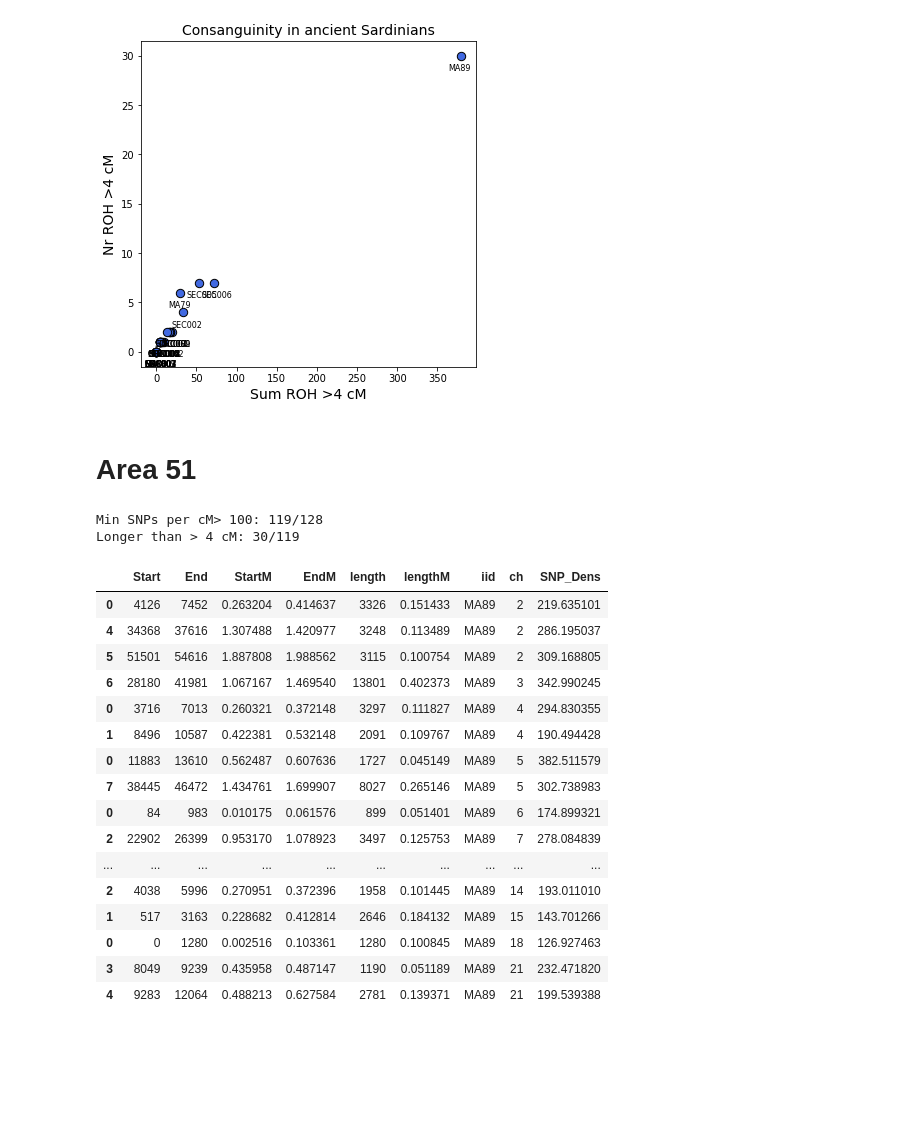
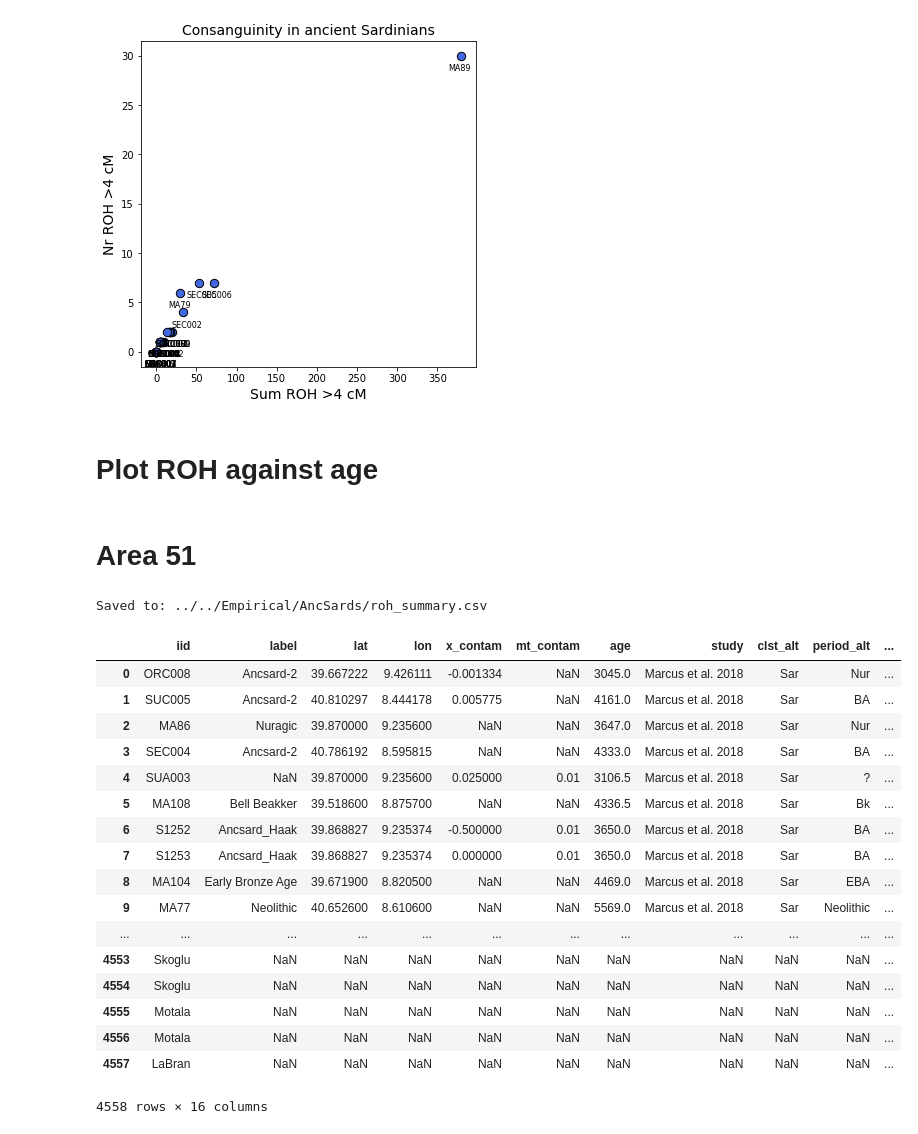
Before and after one commit to hringbauer/hapROH, a Jupyter notebook: Notebooks/Figures/plotROHAncsard.ipynb, the cells around one changed output. Saved outputs shown, nothing was run; the diff lists cells and outputs as text; code cells hidden in the pictures; blank space fills up the shorter version.

```diff
--- a/Notebooks/Figures/plotROHAncsard.ipynb
+++ b/Notebooks/Figures/plotROHAncsard.ipynb
@@ -148,24 +126,30 @@ Saved to: ../../Empirical/AncSards/roh_summary.csv
+# %% [markdown]
+# Plot ROH against age
 # %% [markdown]
 # Area 51
-# %%
-df_roh
-# %% [output]
-Min SNPs per cM> 100: 119/128
-Longer than > 4 cM: 30/119
-|  | Start | End | StartM | EndM | length | lengthM | iid | ch | SNP_Dens |
-| 0 | 4126 | 7452 | 0.263204 | 0.414637 | 3326 | 0.151433 | MA89 | 2 | 219.635101 |
-| 4 | 34368 | 37616 | 1.307488 | 1.420977 | 3248 | 0.113489 | MA89 | 2 | 286.195037 |
-| 5 | 51501 | 54616 | 1.887808 | 1.988562 | 3115 | 0.100754 | MA89 | 2 | 309.168805 |
-| 6 | 28180 | 41981 | 1.067167 | 1.469540 | 13801 | 0.402373 | MA89 | 3 | 342.990245 |
-| 0 | 3716 | 7013 | 0.260321 | 0.372148 | 3297 | 0.111827 | MA89 | 4 | 294.830355 |
-| 1 | 8496 | 10587 | 0.422381 | 0.532148 | 2091 | 0.109767 | MA89 | 4 | 190.494428 |
-| 0 | 11883 | 13610 | 0.562487 | 0.607636 | 1727 | 0.045149 | MA89 | 5 | 382.511579 |
-| 7 | 38445 | 46472 | 1.434761 | 1.699907 | 8027 | 0.265146 | MA89 | 5 | 302.738983 |
-| 0 | 84 | 983 | 0.010175 | 0.061576 | 899 | 0.051401 | MA89 | 6 | 174.899321 |
-| 2 | 22902 | 26399 | 0.953170 | 1.078923 | 3497 | 0.125753 | MA89 | 7 | 278.084839 |
-| ... | ... | ... | ... | ... | ... | ... | ... | ... | ... |
-| 2 | 4038 | 5996 | 0.270951 | 0.372396 | 1958 | 0.101445 | MA89 | 14 | 193.011010 |
-| 1 | 517 | 3163 | 0.228682 | 0.412814 | 2646 | 0.184132 | MA89 | 15 | 143.701266 |
-| 0 | 0 | 1280 | 0.002516 | 0.103361 | 1280 | 0.100845 | MA89 | 18 | 126.927463 |
-| 3 | 8049 | 9239 | 0.435958 | 0.487147 | 1190 | 0.051189 | MA89 | 21 | 232.471820 |
-| 4 | 9283 | 12064 | 0.488213 | 0.627584 | 2781 | 0.139371 | MA89 | 21 | 199.539388 |
+# %%
+df1 = create_ancsard_df()
+meta_df = pd.read_csv(meta_path)  # Load the Meta File
+# %% [output]
+Saved to: ../../Empirical/AncSards/roh_summary.csv
+# %%
+meta_df
+# %% [output]
+|  | iid | label | lat | lon | x_contam | mt_contam | age | study | clst_alt | period_alt | ... |
+| 0 | ORC008 | Ancsard-2 | 39.667222 | 9.426111 | -0.001334 | NaN | 3045.0 | Marcus et al. 2018 | Sar | Nur | ... |
+| 1 | SUC005 | Ancsard-2 | 40.810297 | 8.444178 | 0.005775 | NaN | 4161.0 | Marcus et al. 2018 | Sar | BA | ... |
+| 2 | MA86 | Nuragic | 39.870000 | 9.235600 | NaN | NaN | 3647.0 | Marcus et al. 2018 | Sar | Nur | ... |
+| 3 | SEC004 | Ancsard-2 | 40.786192 | 8.595815 | NaN | NaN | 4333.0 | Marcus et al. 2018 | Sar | BA | ... |
+| 4 | SUA003 | NaN | 39.870000 | 9.235600 | 0.025000 | 0.01 | 3106.5 | Marcus et al. 2018 | Sar | ? | ... |
+| 5 | MA108 | Bell Beakker | 39.518600 | 8.875700 | NaN | NaN | 4336.5 | Marcus et al. 2018 | Sar | Bk | ... |
+| 6 | S1252 | Ancsard_Haak | 39.868827 | 9.235374 | -0.500000 | 0.01 | 3650.0 | Marcus et al. 2018 | Sar | BA | ... |
+| 7 | S1253 | Ancsard_Haak | 39.868827 | 9.235374 | 0.000000 | 0.01 | 3650.0 | Marcus et al. 2018 | Sar | BA | ... |
+| 8 | MA104 | Early Bronze Age | 39.671900 | 8.820500 | NaN | NaN | 4469.0 | Marcus et al. 2018 | Sar | EBA | ... |
+| 9 | MA77 | Neolithic | 40.652600 | 8.610600 | NaN | NaN | 5569.0 | Marcus et al. 2018 | Sar | Neolithic | ... |
+| ... | ... | ... | ... | ... | ... | ... | ... | ... | ... | ... | ... |
+| 4553 | Skoglu | NaN | NaN | NaN | NaN | NaN | NaN | NaN | NaN | NaN | ... |
+| 4554 | Skoglu | NaN | NaN | NaN | NaN | NaN | NaN | NaN | NaN | NaN | ... |
+| 4555 | Motala | NaN | NaN | NaN | NaN | NaN | NaN | NaN | NaN | NaN | ... |
+| 4556 | Motala | NaN | NaN | NaN | NaN | NaN | NaN | NaN | NaN | NaN | ... |
+| 4557 | LaBran | NaN | NaN | NaN | NaN | NaN | NaN | NaN | NaN | NaN | ... |
+4558 rows × 16 columns
```
Also changed, not shown: parts of 5 cells of this notebook, 2 other files.
